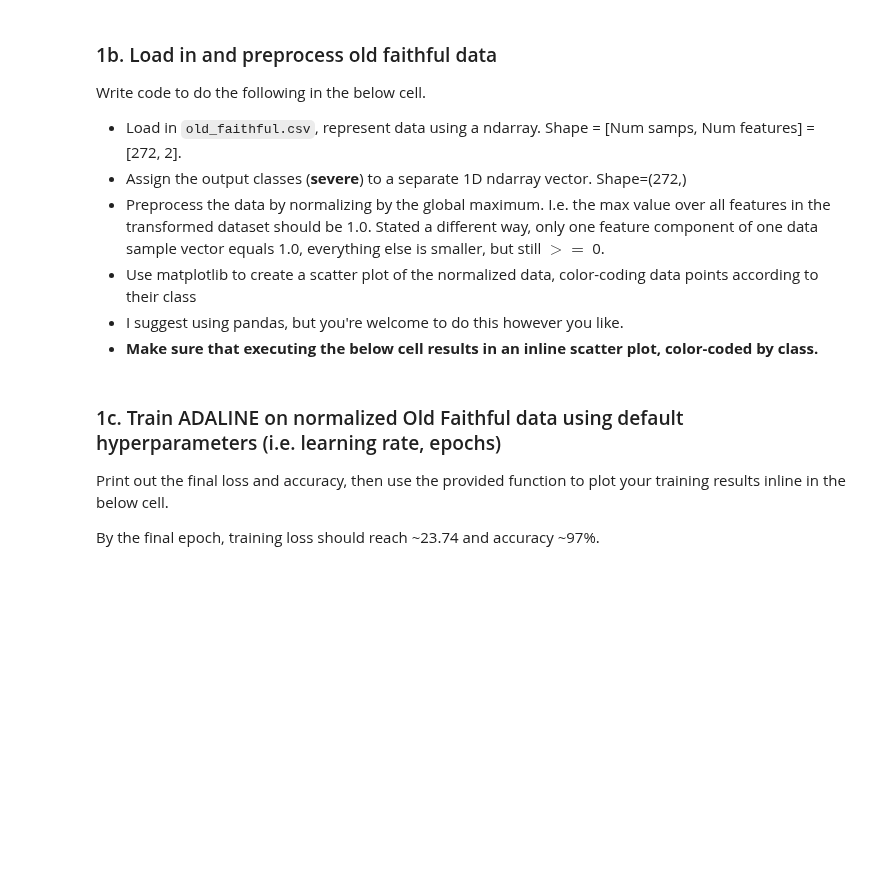
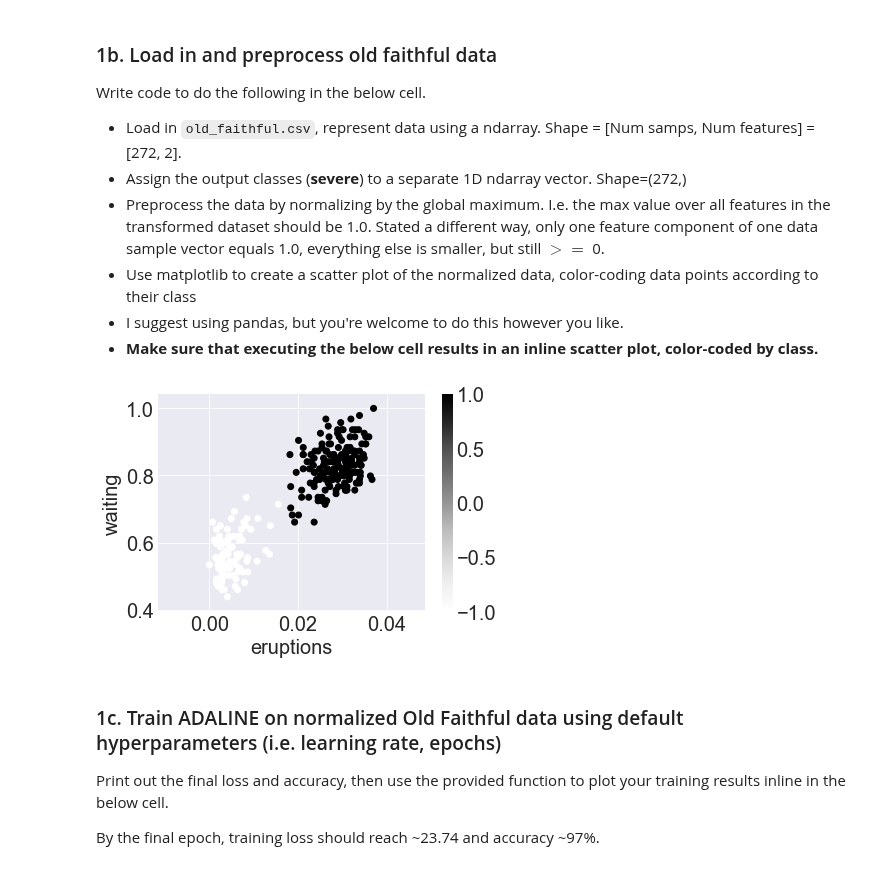
Before and after one commit to luhangsnn/neuralnetworks, a Jupyter notebook: proj1/binary_classification.ipynb, the cells around one changed output. Saved outputs shown, nothing was run; the diff lists cells and outputs as text; code cells hidden in the pictures; blank space fills up the shorter version.

```diff
--- a/proj1/binary_classification.ipynb
+++ b/proj1/binary_classification.ipynb
@@ -169,6 +168,21 @@ Write code to do the following in the below cell.
 - Use matplotlib to create a scatter plot of the normalized data, color-coding data points according to their class
 - I suggest using pandas, but you're welcome to do this however you like.
 - **Make sure that executing the below cell results in an inline scatter plot, color-coded by class.**
+# %%
+df = pd.read_csv("old_faithful.csv", header=0)
+data = df.loc[:,["eruptions", "waiting"]].to_numpy()
+output = df["severe"].to_numpy()
+#preprocess the data
+data_normalized = (data - data.min())/(data.max()-data.min())
+
+#scatter using class labels
+plt.scatter(data_normalized[:,0], data_normalized[:,1], c=output)
+plt.colorbar()
+plt.xlabel("eruptions")
+plt.ylabel("waiting")
+plt.show()
+# %% [output]
+[figure, added]
 # %% [markdown]
 ### 1c. Train ADALINE on normalized Old Faithful data using default hyperparameters (i.e. learning rate, epochs)
 
```
Also changed, not shown: parts of 8 cells of this notebook, 4 other files.
